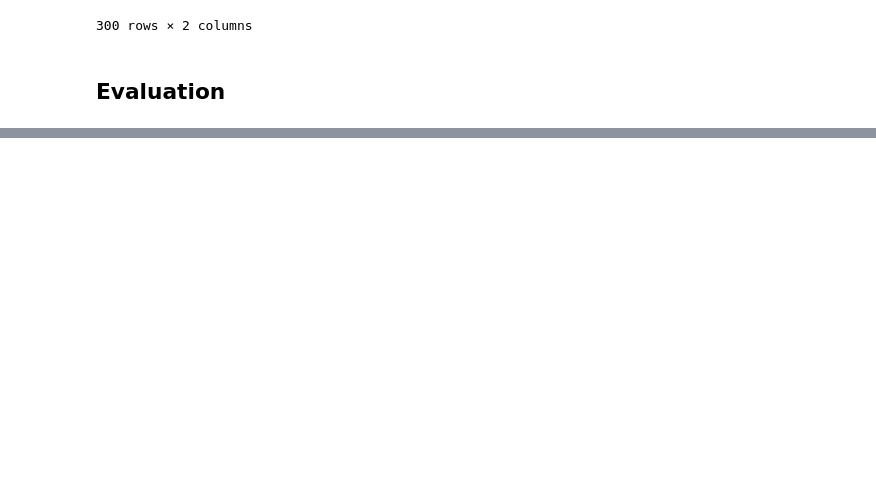
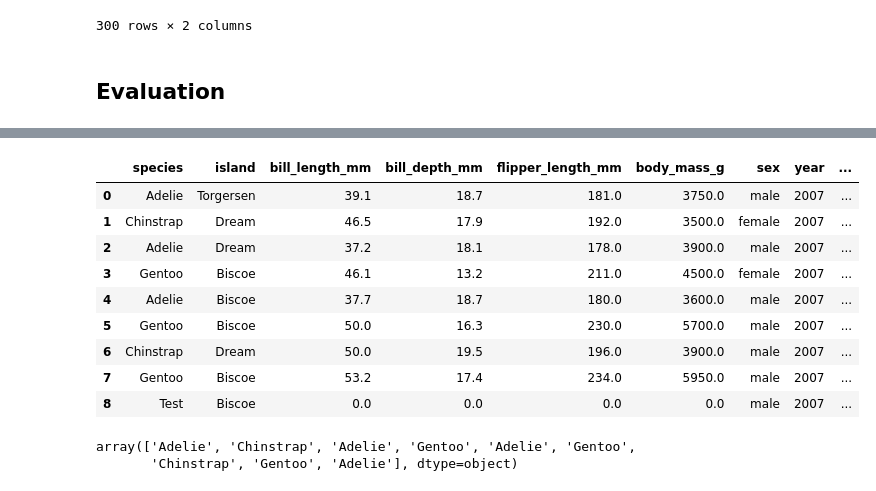
Before and after one commit to steffanossa/schnupyter, a Jupyter notebook: Penguin_Classif_RF.ipynb, the cells around one changed output, grey strips where cells are left out. Drawn from its saved outputs; the diff is of its cells as text; code cells hidden in the pictures; blank space fills up the shorter version.

```diff
--- a/Penguin_Classif_RF.ipynb
+++ b/Penguin_Classif_RF.ipynb
@@ -278,0 +282,4 @@ weighted avg       0.88      0.83      0.79       300
+# %%
+my_penguins = pd.read_csv(
+    "data/made_up_penguins.csv"
+)
@@ -278,0 +288,18 @@ weighted avg       0.88      0.83      0.79       300
+# %%
+my_penguins
+# %% [output]
+|  | species | island | bill_length_mm | bill_depth_mm | flipper_length_mm | body_mass_g | sex | year | ... |
+| 0 | Adelie | Torgersen | 39.1 | 18.7 | 181.0 | 3750.0 | male | 2007 | ... |
+| 1 | Chinstrap | Dream | 46.5 | 17.9 | 192.0 | 3500.0 | female | 2007 | ... |
+| 2 | Adelie | Dream | 37.2 | 18.1 | 178.0 | 3900.0 | male | 2007 | ... |
+| 3 | Gentoo | Biscoe | 46.1 | 13.2 | 211.0 | 4500.0 | female | 2007 | ... |
+| 4 | Adelie | Biscoe | 37.7 | 18.7 | 180.0 | 3600.0 | male | 2007 | ... |
+| 5 | Gentoo | Biscoe | 50.0 | 16.3 | 230.0 | 5700.0 | male | 2007 | ... |
+| 6 | Chinstrap | Dream | 50.0 | 19.5 | 196.0 | 3900.0 | male | 2007 | ... |
+| 7 | Gentoo | Biscoe | 53.2 | 17.4 | 234.0 | 5950.0 | male | 2007 | ... |
+| 8 | Test | Biscoe | 0.0 | 0.0 | 0.0 | 0.0 | male | 2007 | ... |
+# %%
+rf_pipeline_fit.predict(mp)
+# %% [output]
+array(['Adelie', 'Chinstrap', 'Adelie', 'Gentoo', 'Adelie', 'Gentoo',
+       'Chinstrap', 'Gentoo', 'Adelie'], dtype=object)
```
Also changed, not shown: parts of 6 cells of this notebook, 3 other files.
